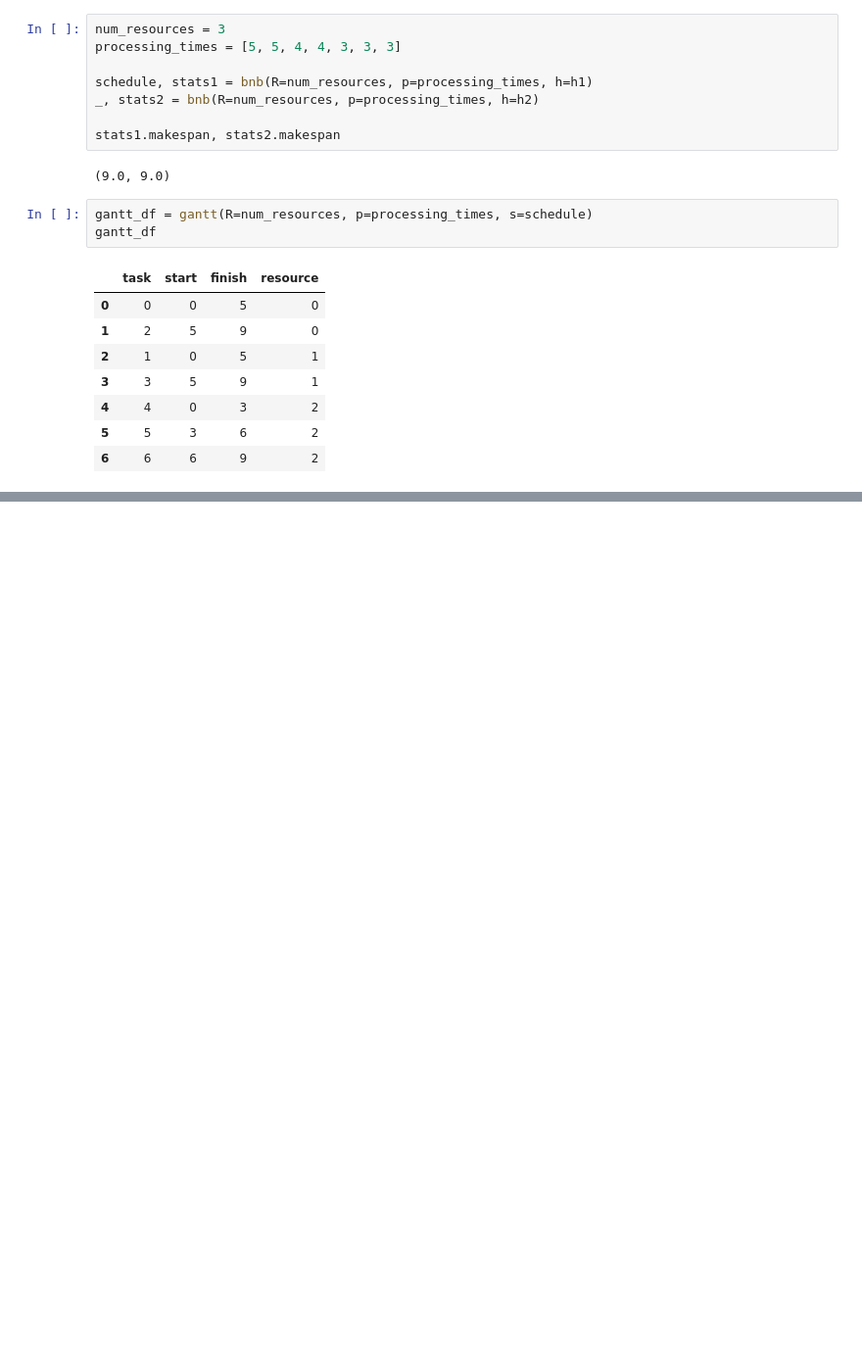
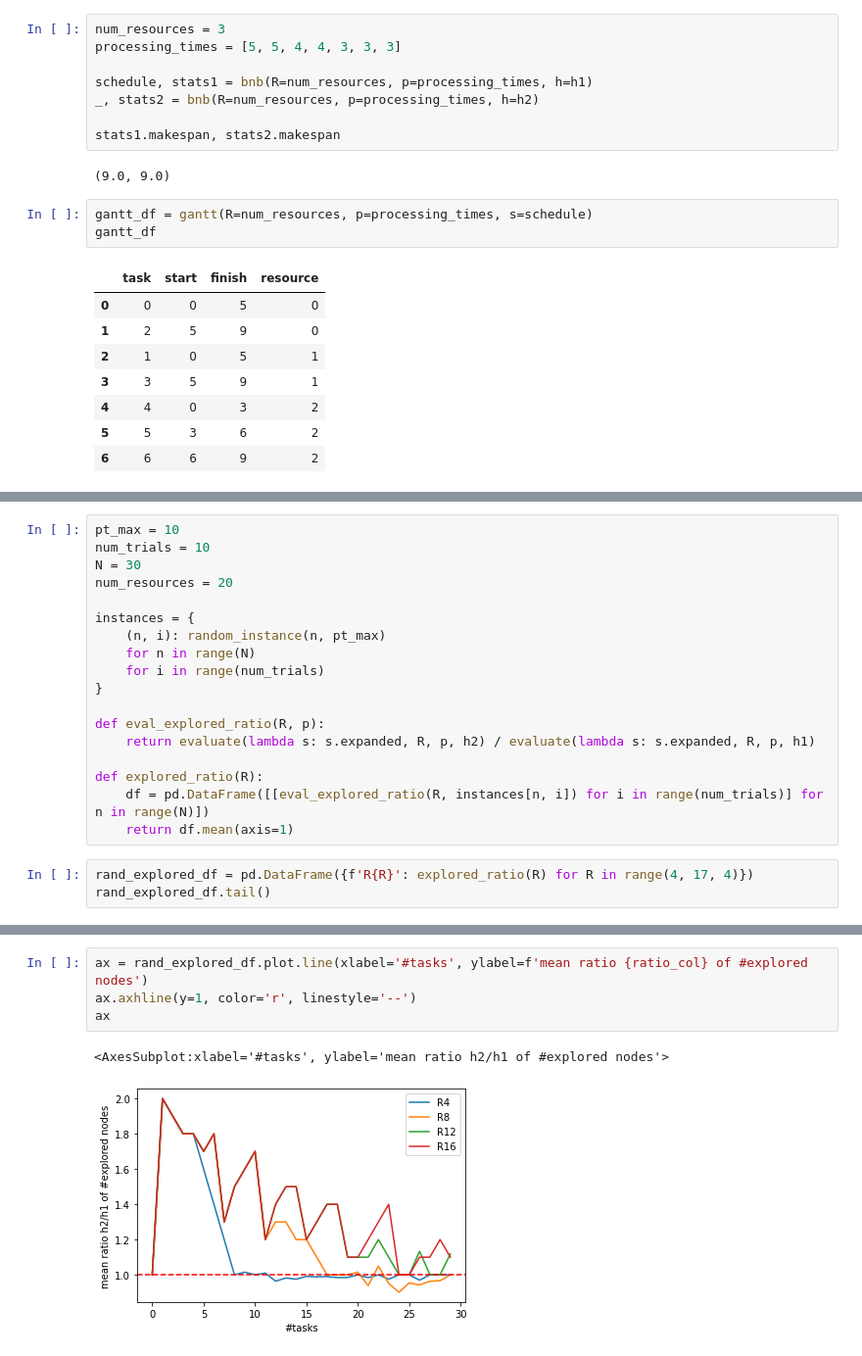
Before and after one commit to matyama/makespan-poc, a Jupyter notebook: notebooks/bnb.ipynb, the cells around one changed output, grey strips where cells are left out. Shown at 98% size. Drawn from its saved outputs; the diff is of its cells as text; blank space fills up the shorter version.

```diff
--- a/notebooks/bnb.ipynb
+++ b/notebooks/bnb.ipynb
@@ -73,0 +95,21 @@ pruned_df.head()
+# %%
+pt_max = 10
+num_trials = 10
+N = 30
+num_resources = 20
+
+instances = {
+    (n, i): random_instance(n, pt_max)
+    for n in range(N)
+    for i in range(num_trials)
+}
+
+def eval_explored_ratio(R, p):
+    return evaluate(lambda s: s.expanded, R, p, h2) / evaluate(lambda s: s.expanded, R, p, h1)
+
+def explored_ratio(R):
+    df = pd.DataFrame([[eval_explored_ratio(R, instances[n, i]) for i in range(num_trials)] for n in range(N)])
+    return df.mean(axis=1)
+# %%
+rand_explored_df = pd.DataFrame({f'R{R}': explored_ratio(R) for R in range(4, 17, 4)})
+rand_explored_df.tail()
@@ -73,0 +123,7 @@ pruned_df.head()
+# %%
+ax = rand_explored_df.plot.line(xlabel='#tasks', ylabel=f'mean ratio {ratio_col} of #explored nodes')
+ax.axhline(y=1, color='r', linestyle='--')
+ax
+# %% [output]
+<AxesSubplot:xlabel='#tasks', ylabel='mean ratio h2/h1 of #explored nodes'>
+[figure, added]
```
Also changed, not shown: parts of 15 cells of this notebook, 3 other files.
